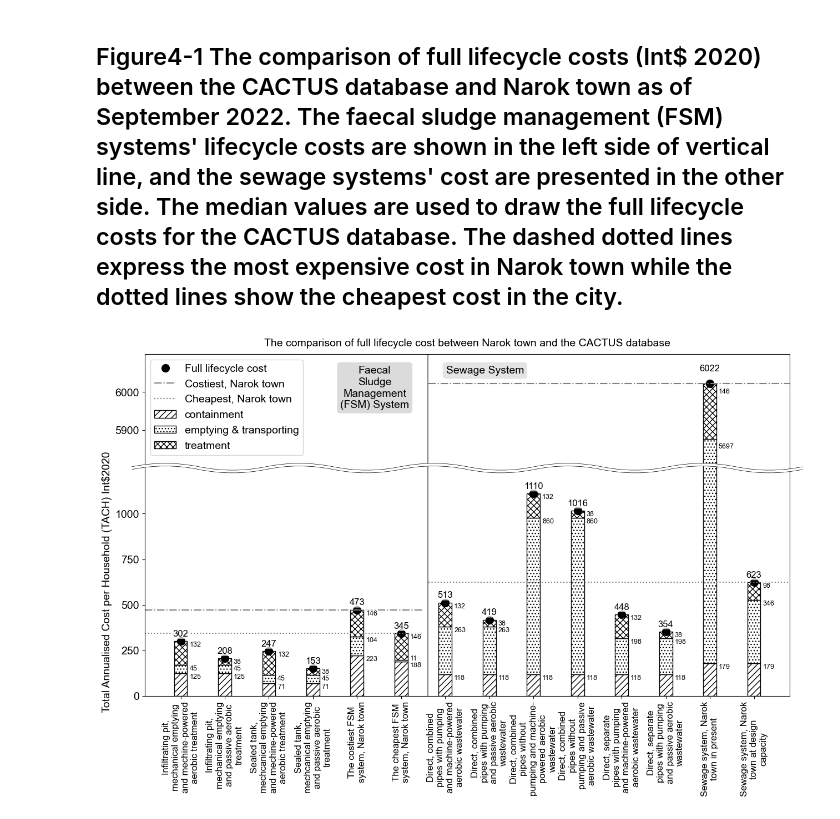
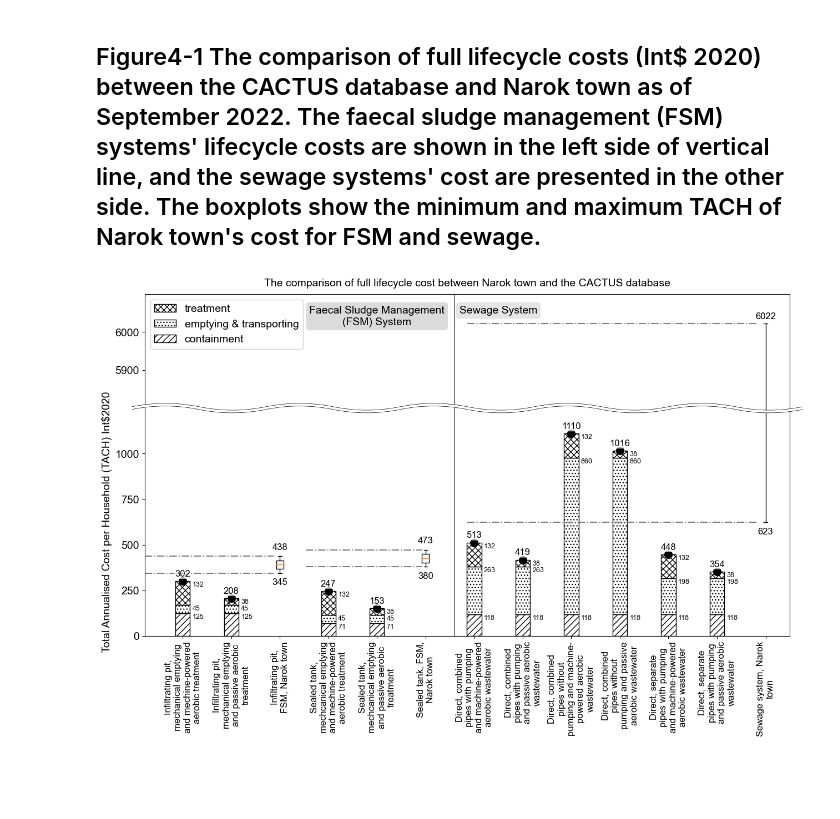
Before and after one commit to JinIgarashi/cactus-narok-figures, a Jupyter notebook: Figure4-1 full lifecycle cost comparison.ipynb, the cells around one changed output. Cells and saved outputs as stored; diff of their text form; code cells hidden in the pictures; blank space fills up the shorter version.

```diff
--- a/Figure4-1 full lifecycle cost comparison.ipynb
+++ b/Figure4-1 full lifecycle cost comparison.ipynb
@@ -1,5 +1,5 @@
 # %% [markdown]
-## Figure4-1 The comparison of full lifecycle costs (Int$ 2020) between the CACTUS database and Narok town as of September 2022. The faecal sludge management (FSM) systems' lifecycle costs are shown in the left side of vertical line, and the sewage systems' cost are presented in the other side. The median values are used to draw the full lifecycle costs for the CACTUS database. The dashed dotted lines express the most expensive cost in Narok town while the dotted lines show the cheapest cost in the city.
+## Figure4-1 The comparison of full lifecycle costs (Int$ 2020) between the CACTUS database and Narok town as of September 2022. The faecal sludge management (FSM) systems' lifecycle costs are shown in the left side of vertical line, and the sewage systems' cost are presented in the other side. The boxplots show the minimum and maximum TACH of Narok town's cost for FSM and sewage.
 # %%
 import pandas as pd
 import matplotlib.pyplot as plt
@@ -18,6 +18,13 @@ dpi = 700
 plt.rcParams['font.sans-serif'] = "Arial"
 plt.rcParams['font.family'] = "sans-serif"
 plt.rcParams['font.size'] = 14
+
+fsm1_tachs = [345,438]
+fsm1_pos = 2
+fsm2_tachs = [380,473]
+fsm2_pos = 5
+sewer_tachs = [623, 6022]
+sewer_pos = 12
 # %%
 df = pd.read_excel(
     path_excel,
@@ -54,6 +61,8 @@ for index, ax in enumerate(axs):
 
         # バーの高さに合わせてラベルを表示する
         for j, value in enumerate(df[column]):
+            if np.isnan(value):
+                continue
             if index == 0:
                if bottom[j] < 5000:
                 continue
@@ -79,6 +88,8 @@ for index, ax in enumerate(axs):
 
     # 積み上げグラフの合計値をプロットする
     for j, value in enumerate(total):
+        if np.isnan(value):
+                continue
         if index == 0:
             if value < 5000:
                 continue
@@ -105,13 +116,49 @@ for index, ax in enumerate(axs):
             bbox=dict(boxstyle='round, pad=0.1', facecolor='w', edgecolor='none', alpha=0.7)
         )
 
-axs[0].axhline(y=6022,xmin=0.44, xmax=1, color='grey', linestyle='-.', alpha=1, label='Costiest, Narok town')
-axs[0].axhline(y=623,xmin=0.44, xmax=1, color='grey', linestyle=':', alpha=1, label='Cheapest, Narok town')
-axs[1].axhline(y=623,xmin=0.44, xmax=1, color='grey', linestyle=':', alpha=1)
-axs[1].axhline(y=473,xmin=0, xmax=0.43, color='grey', linestyle='-.', alpha=1)
-axs[1].axhline(y=345,xmin=0, xmax=0.43, color='grey', linestyle=':', alpha=1)
+# make boxplots for the range of Narok town's cost
+#FSM - pitlatrine
+axs[1].boxplot(
+    fsm1_tachs,
+    positions= [fsm1_pos]
+)
+q1, q3 = min(fsm1_tachs), max(fsm1_tachs)
+axs[1].text(fsm1_pos, q1 - 50, f"{q1:.0f}", ha='center', va='center', fontsize=12)
+axs[1].text(fsm1_pos, q3 + 50, f"{q3:.0f}", ha='center', va='center', fontsize=12)
 
+#FSM - septic tank
+axs[1].boxplot(
+    fsm2_tachs,
+    positions= [fsm2_pos]
+)
+q1, q3 = min(fsm2_tachs), max(fsm2_tachs)
+axs[1].text(fsm2_pos, q1 - 50, f"{q1:.0f}", ha='center', va='center', fontsize=12)
+axs[1].text(fsm2_pos, q3 + 50, f"{q3:.0f}", ha='center', va='center', fontsize=12)
+
+#Sewer
+for i in range(2):
+    axs[i].boxplot(
+        sewer_tachs,
+        positions= [sewer_pos]
+    )
+    q1, q3 = min(sewer_tachs), max(sewer_tachs)
+    if i > 0:
+        axs[i].text(sewer_pos, q1 - 50, f"{q1:.0f}", ha='center', va='center', fontsize=12)
+    if i == 0:
+        axs[i].text(sewer_pos, q3 + 20, f"{q3:.0f}", ha='center', va='center', fontsize=12)
+
+axs[0].axhline(y=6022,xmin=0.5, xmax=0.95, color='grey', linestyle='-.', alpha=1)
+axs[0].axhline(y=623,xmin=0.5, xmax=0.95, color='grey', linestyle='-.', alpha=1)
+axs[1].axhline(y=623,xmin=0.5, xmax=0.95, color='grey', linestyle='-.', alpha=1)
+axs[1].axhline(y=438,xmin=0, xmax=0.2, color='grey', linestyle='-.', alpha=1)
+axs[1].axhline(y=345,xmin=0, xmax=0.2, color='grey', linestyle='-.', alpha=1)
+axs[1].axhline(y=473,xmin=0.25, xmax=0.43, color='grey', linestyle='-.', alpha=1)
+axs[1].axhline(y=380,xmin=0.25, xmax=0.43, color='grey', linestyle='-.', alpha=1)
+
+# create legend with reversed order
 axs[0].legend(loc='upper left')
+handles, labels = axs[0].get_legend_handles_labels()
+axs[0].legend(reversed(handles), reversed(labels), loc='upper left')
 
 xtick_labels = [ '\n'.join(textwrap.wrap(label, 20)) for label in df.iloc[:, 0] ]
 axs[1].set_xticks(range(len(xtick_labels)))
@@ -136,33 +183,33 @@ axs[0].tick_params(axis='x', which='both', bottom=False, labelbottom=False)
 
 ## ニョロ線の描画
 d1 = 0.02 # X軸のはみだし量
 d2 = 0.03 # ニョロ波の高さ
 wn = 21   # ニョロ波の数（奇数値を指定）
 
 pp = (0,d2,0,-d2)
 px = np.linspace(-d1,1+d1,wn)
 py = np.array([1+pp[i%4] for i in range(0,wn)])
 p = Path(list(zip(px,py)), [Path.MOVETO]+[Path.CURVE3]*(wn-1))
 
 line1 = mpatches.PathPatch(p, lw=4, edgecolor='black',
                           facecolor='None', clip_on=False,
                           transform=axs[1].transAxes, zorder=10)
 
 line2 = mpatches.PathPatch(p,lw=3, edgecolor='white',
                            facecolor='None', clip_on=False,
                            transform=axs[1].transAxes, zorder=10,
                            capstyle='round')
 
 a = axs[1].add_patch(line1)
 a = axs[1].add_patch(line2)
 
 axs[0].set_title('The comparison of full lifecycle cost between Narok town and the CACTUS database', loc='center', x=0.5, y=1.03, fontsize=14)
 axs[1].set_ylabel('Total Annualised Cost per Household (TACH) Int$2020', fontsize=14)
 
-axs[0].text(4.4, 6070, 'Faecal\nSludge\nManagement\n(FSM) System', fontsize=14, ha='center', va='top', bbox=dict(facecolor='lightgray', edgecolor='none', alpha=0.8, boxstyle='round'))
-axs[0].text(6.9, 6070, 'Sewage System', fontsize=14, ha='center', va='top', bbox=dict(facecolor='lightgray', edgecolor='none', alpha=0.6, boxstyle='round'))
+axs[0].text(4, 6070, 'Faecal Sludge Management\n(FSM) System', fontsize=14, ha='center', va='top', bbox=dict(facecolor='lightgray', edgecolor='none', alpha=0.8, boxstyle='round'))
+axs[0].text(6.5, 6070, 'Sewage System', fontsize=14, ha='center', va='top', bbox=dict(facecolor='lightgray', edgecolor='none', alpha=0.6, boxstyle='round'))
 
 plt.savefig(file_path, format="png", dpi=dpi, transparent=True, bbox_inches='tight')
 plt.show()
 # %% [output]
-[figure, old version]
+[figure, new version]
```
Also changed, not shown: 2 other files.
